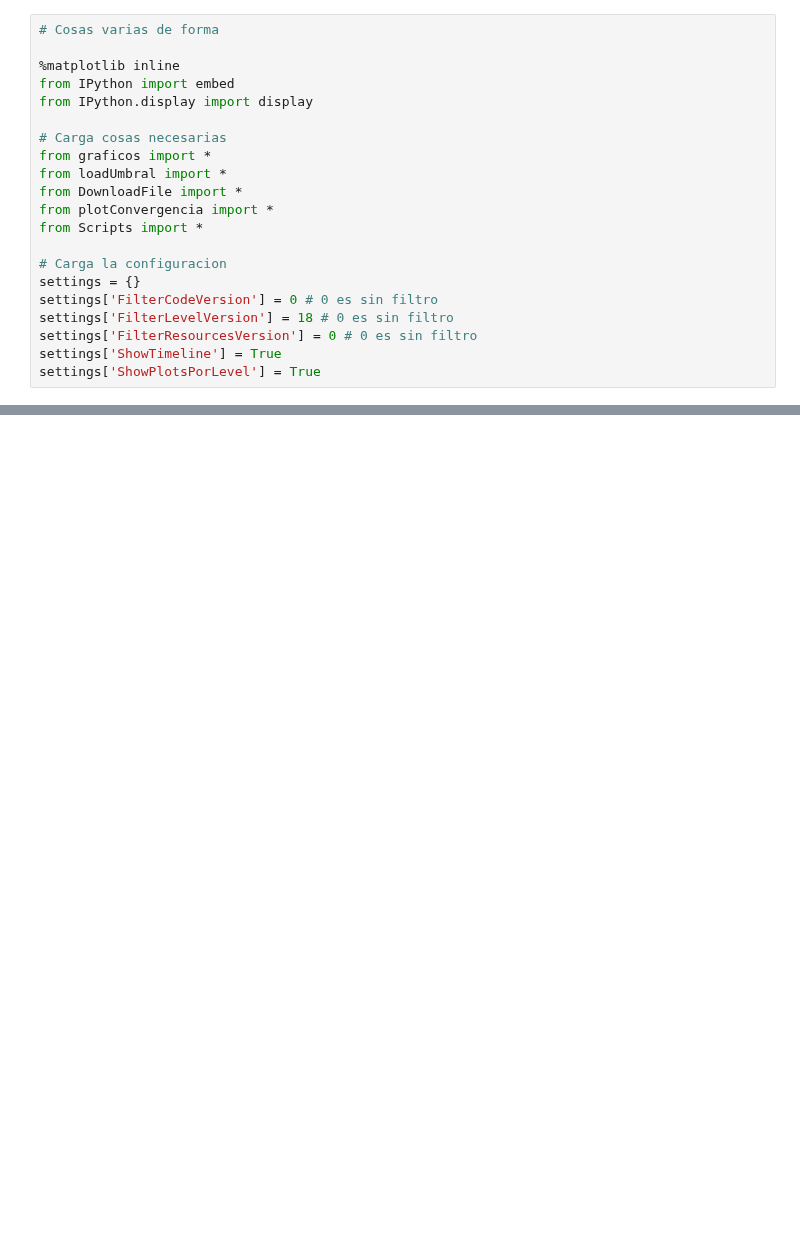
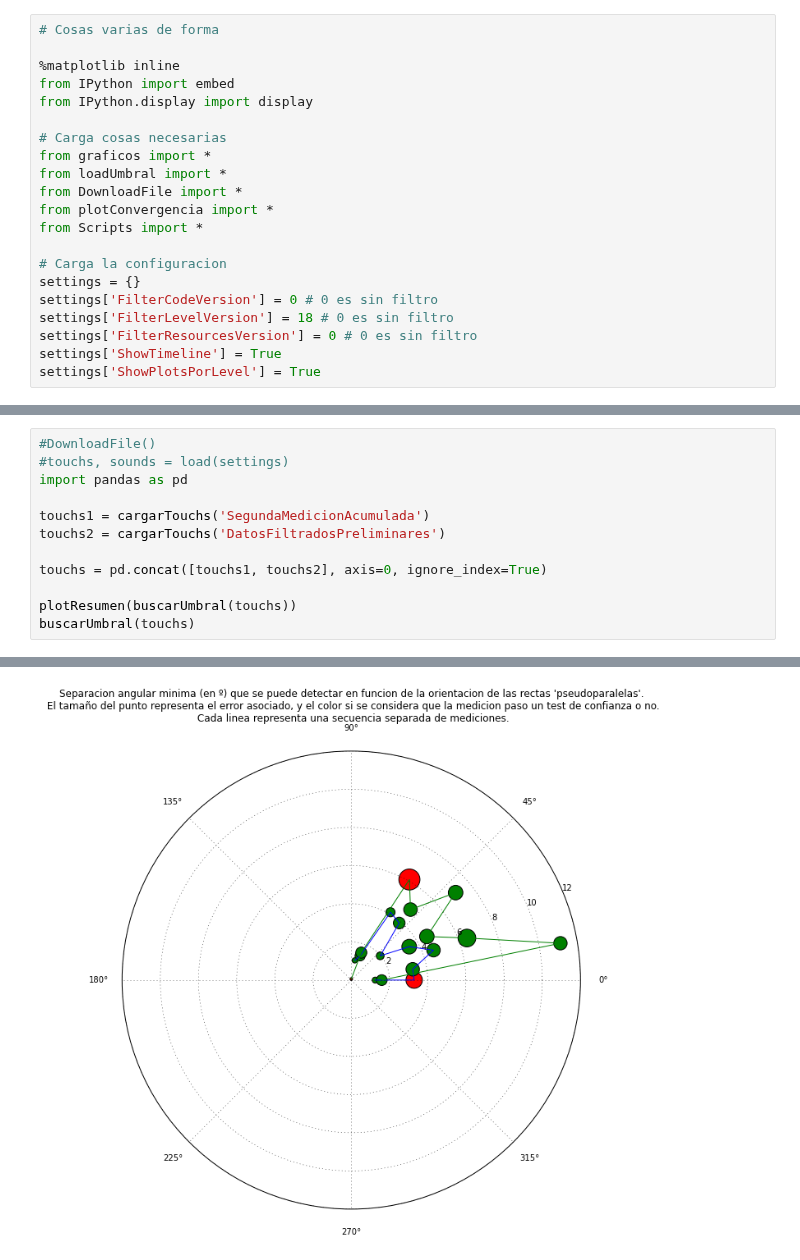
Before and after one commit to IoniUTDT/IPyVisound, a Jupyter notebook: AnalisisUmbral.ipynb, the cells around one changed output, grey strips where cells are left out. Cells and saved outputs as stored; diff of their text form; blank space fills up the shorter version.

```diff
--- a/AnalisisUmbral.ipynb
+++ b/AnalisisUmbral.ipynb
@@ -71,0 +56,13 @@ buscarUmbral(touchs)
+# %%
+#DownloadFile()
+#touchs, sounds = load(settings)
+import pandas as pd
+
+touchs1 = cargarTouchs('SegundaMedicionAcumulada')
+touchs2 = cargarTouchs('DatosFiltradosPreliminares')
+
+touchs = pd.concat([touchs1, touchs2], axis=0, ignore_index=True)
+
+plotResumen(buscarUmbral(touchs))
+buscarUmbral(touchs)
+# %% [output]
@@ -72,3 +86,4 @@ buscarUmbral(touchs)
+[figure, added]
 # %%
 def plotResumen (resumen):
 
```
Also changed, not shown: parts of 7 cells of this notebook, 6 other files.
